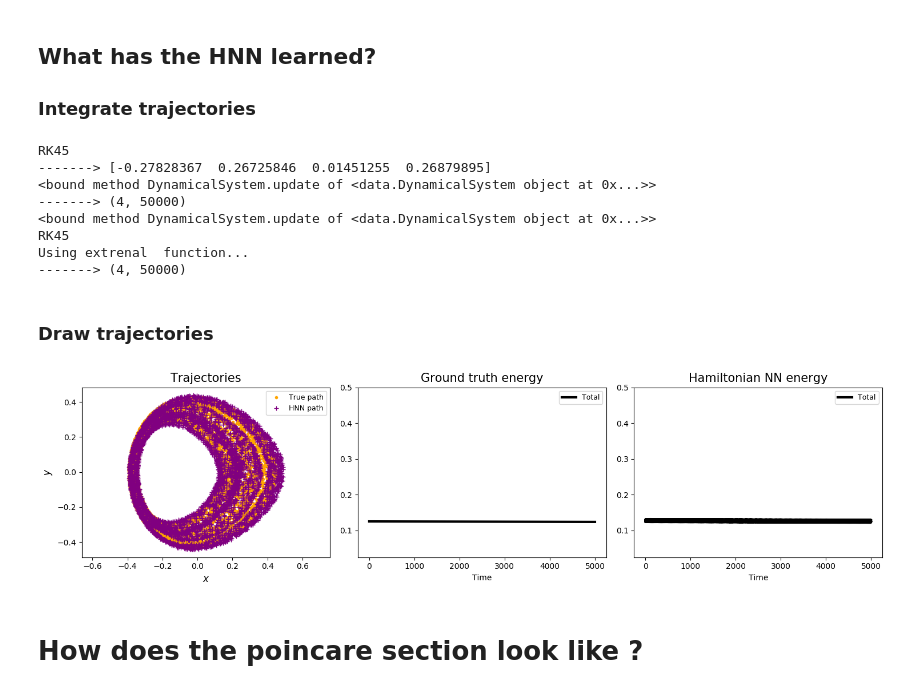
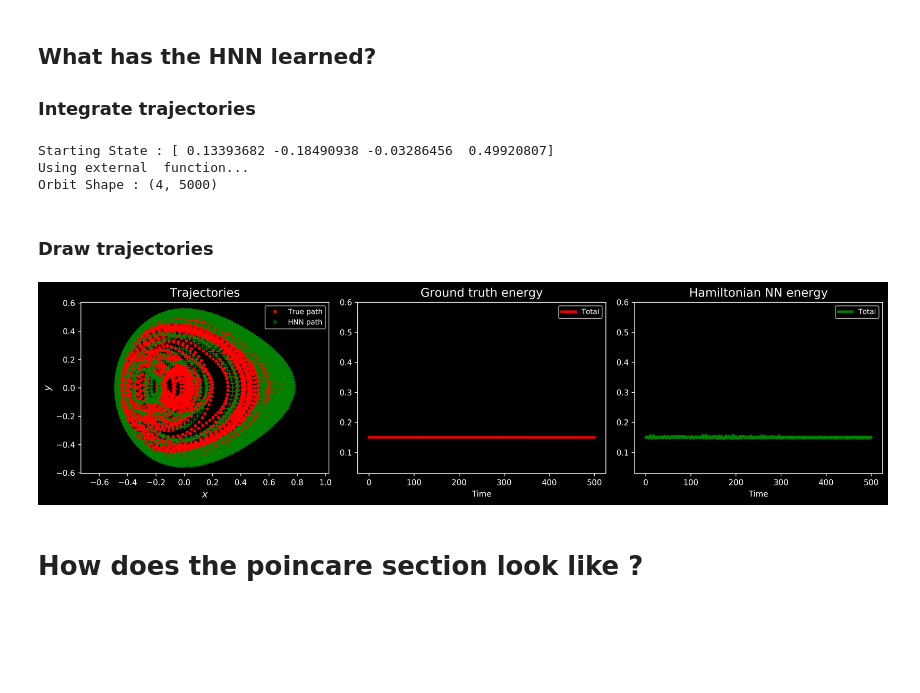
Before and after one commit to anshu957/OrderChaosHNN, a Jupyter notebook: analyze-henon_heiles.ipynb, the cells around one changed output. Cells and saved outputs as stored; diff of their text form; code cells hidden in the pictures; blank space fills up the shorter version.

```diff
--- a/analyze-henon_heiles.ipynb
+++ b/analyze-henon_heiles.ipynb
@@ -243,39 +284,18 @@ fig.savefig('{}/orbits-baseline_{}_nlayers_{}integrator_{}.{}'.format(args.fig_d
 ## What has the HNN learned?
 
 ### Integrate trajectories
-# %%
-np.random.seed(13553)
-
-q1, q2 = 0.3*(1-2*np.random.random(2))
-p1= 0.2*(1-2*np.random.random())
-
-sys.integrator = 'RK45'
-print(sys.integrator)
-
-p2 = abs(sqrt(2*(args.energy - (q1**2*q2 - q2**3/3.0))-(q1**2+q2**2+p1**2)))
-state = np.array([q1, q2, p1, p2])
-print('------->',state)
-
-sys.external_update_fn = None
-orbit, settings = sys.get_orbit(state)
-print(sys.update_fn)
-print('------->',orbit.shape)
-sys.integrator="RK45"
-update_fn = lambda t, y0: model_update(t, y0, hnn_model)
-sys.external_update_fn = update_fn
-print(sys.update_fn)
-print(sys.integrator)
-hnn_orbit, settings = sys.get_orbit(state)
-print('------->',hnn_orbit.shape)
-# %% [output]
-RK45
--------> [-0.27828367  0.26725846  0.01451255  0.26879895]
-<bound method DynamicalSystem.update of <data.DynamicalSystem object at 0x...>>
--------> (4, 50000)
-<bound method DynamicalSystem.update of <data.DynamicalSystem object at 0x...>>
-RK45
-Using extrenal  function...
--------> (4, 50000)
+# %%
+sys.integrator = 'RK45'
+print('Starting State : {}'.format(state))
+
+update_fn = lambda t, y0: model_update(t, y0, hnn_model)
+sys.external_update_fn = update_fn
+hnn_orbit, settings = sys.get_orbit(state)
+print('Orbit Shape : {}'.format(hnn_orbit.shape))
+# %% [output]
+Starting State : [ 0.13393682 -0.18490938 -0.03286456  0.49920807]
+Using external  function...
+Orbit Shape : (4, 5000)
 # %% [markdown]
 ### Draw trajectories
 # %%
@@ -285,44 +305,45 @@ ts=15
 tpad = 7
 ls=12
 
-fig = plt.figure(figsize=[15,4], dpi=100)
+
+fig = plt.figure(figsize=[15,4], dpi=DPI)
 plt.subplot(1,3,1)
 plt.title('Trajectories', fontsize=ts, pad=tpad)
-colors = ['orange', 'purple']
+colors = ['red', 'green']
 
-plt.plot(orbit[1,::10], orbit[3,::10], '.', c=colors[0], label='True path', linewidth=2)
-
-
-plt.plot(hnn_orbit[1,::10], hnn_orbit[3,::10], '+', c=colors[1], label='HNN path', linewidth=2)
+plt.plot(orbit[1,:], orbit[3,:], '.', c=colors[0], label='True path', linewidth=lw)
+plt.plot(hnn_orbit[1,:], hnn_orbit[3,:], '+', c=colors[1], label='HNN path', linewidth=lw)
+plt.xlim(2.0*np.min(orbit[1,:]), 2.0*np.max(orbit[1,:]))
+plt.ylim(2.0*np.min(orbit[3,:]), 2.0*np.max(orbit[3,:]))
 
 plt.axis('equal')
 plt.xlabel('$x$', fontsize=ls) ; plt.ylabel('$y$', fontsize=ls)
 plt.legend(fontsize=fs)
 
 plt.subplot(1,3,2)
 real_etot = sys.get_energy(orbit)
 plt.title('Ground truth energy', fontsize=ts, pad=tpad)
 plt.xlabel('Time')
-plt.plot(settings['t_eval'], real_etot, 'k-', label='Total', linewidth=lw)
+plt.plot(settings['t_eval'], real_etot, 'r-', label='Total', linewidth=lw)
 plt.legend(fontsize=fs)
 #plt.xlim(*settings['t_span'])
 ymin = 0.2*real_etot.min()
 ymax = 4*real_etot.max()
 plt.ylim(ymin, ymax)
 
 plt.subplot(1,3,3)
 plt.title('Hamiltonian NN energy', fontsize=ts, pad=tpad)
 plt.xlabel('Time')
-plt.plot(settings['t_eval'], sys.get_energy(hnn_orbit), 'k-', label='Total', linewidth=lw)
+plt.plot(settings['t_eval'], sys.get_energy(hnn_orbit), 'g-', label='Total', linewidth=lw)
 plt.legend(fontsize=fs)
 #plt.xlim(*settings['t_span'])
 plt.ylim(ymin, ymax)
 
 plt.tight_layout() ; plt.show()
-fig.savefig('{}/orbits-hnn-{}_nlayers_{}_integrator_{}.{}'.format(args.fig_dir,args.name,
-                                                len(args.hidden_dim),args.integrator,FORMAT))
+#fig.savefig('{}/orbits-hnn-{}_nlayers_{}_integrator_{}.{}'.format(args.fig_dir,args.name,
+#                                                len(args.hidden_dim),args.integrator,FORMAT))
 # %% [output]
-[figure, old version]
+[figure, new version]
 # %% [markdown]
 # How does the poincare section look like ?
 # %%
```
Also changed, not shown: parts of 21 cells of this notebook, 4 other files.
